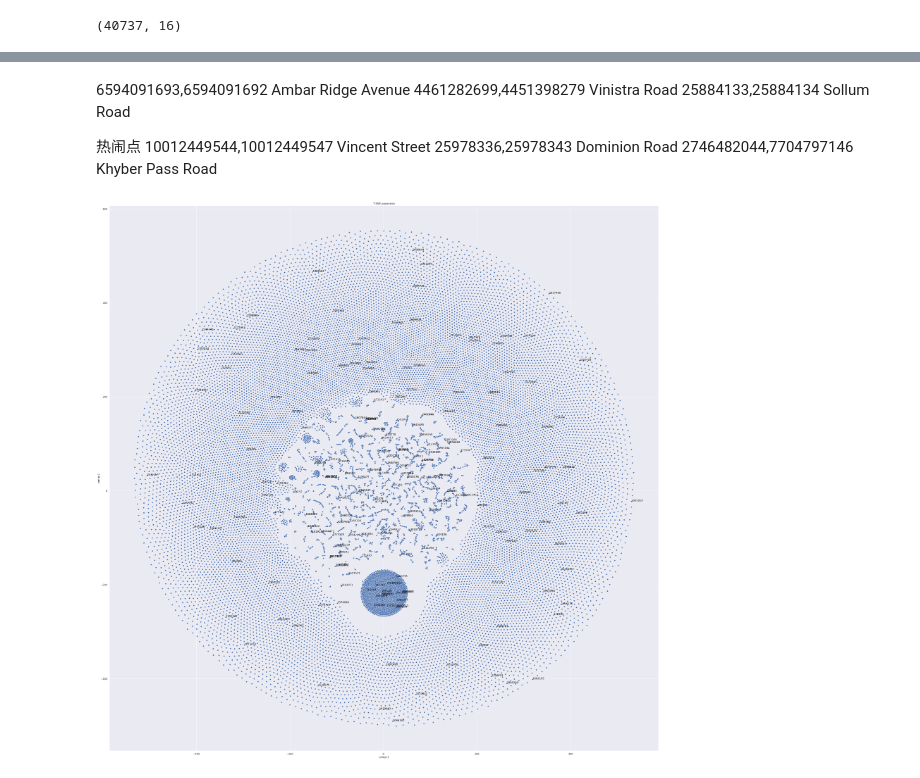
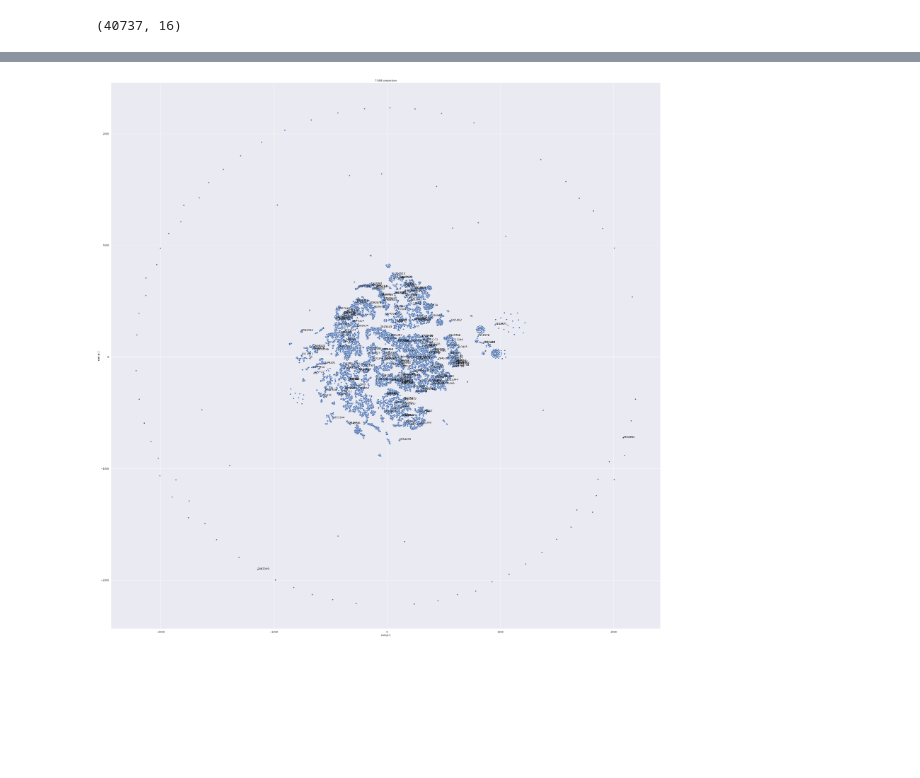
Before and after one commit to masonyc/uoa_789, a Jupyter notebook: src/Tuned_visualized_embedding.ipynb, the cells around one changed output, grey strips where cells are left out. Saved outputs shown, nothing was run; the diff lists cells and outputs as text; code cells hidden in the pictures; blank space fills up the shorter version.

```diff
--- a/src/Tuned_visualized_embedding.ipynb
+++ b/src/Tuned_visualized_embedding.ipynb
@@ -12,13 +15,13 @@ def find_embedding_for_property(property_df,street_df,emb_df):
     output_df = property_df.merge(street_with_embedding,on=["street_sources","street_targets"])
     return output_df
 # %%
-akl_embedding_df = pd.read_csv(f"./outputs/akl_embedding_1668642785.csv")
-AKL_df = pd.read_csv(f"{output_path}/datasets/property_data_with_street.csv",encoding='latin1')
+akl_embedding_df = pd.read_csv(f"{embedding_path}")
+AKL_df = pd.read_csv(f"{dataset_path}/property_data_with_street.csv",encoding='latin1')
 AKL_df = AKL_df.drop(['Unnamed: 0'],axis=1)
 embedding_size = akl_embedding_df.shape[1]
 
 akl_embedding_df.columns = ['street_embedding_'+str(i) for i in range(embedding_size)]
-akl_street_nodes_df = pd.read_csv(f"{output_path}/datasets/akl_street_nodes.csv")
+akl_street_nodes_df = pd.read_csv(f"{dataset_path}/akl_street_nodes.csv")
 akl_street_nodes_df = akl_street_nodes_df.rename(columns={"source": "street_sources", "target": "street_targets"})
 
 AKL_df = find_embedding_for_property(AKL_df,akl_street_nodes_df,akl_embedding_df)
@@ -28,13 +31,13 @@ print(tsne_embedding_df.shape)
 # %% [output]
 (40737, 16)
 # %%
-tsne_embedded = TSNE(n_components=2,learning_rate='auto',angle=0.1,n_iter=4000, perplexity=15,random_state=RANDOM_STATE,verbose=1,n_jobs=-1).fit_transform(tsne_embedding_df.copy())
+tsne_embedded = TSNE(n_components=2,learning_rate='auto',angle=0.5,n_iter=100000, perplexity=20,random_state=RANDOM_STATE,verbose=1,n_jobs=-1).fit_transform(tsne_embedding_df.copy())
 
 df = pd.DataFrame()
 df["comp-1"] = tsne_embedded[:,0]
 df["comp-2"] = tsne_embedded[:,1]
 plt.clf()
 plt.figure()
-sns.scatterplot(x="comp-1", y="comp-2", data=df).set(title=f"T-SNE projection with angle=0.3, perplexity={20}, n_iter = {2000}")
-plt.savefig(f"./outputs/visualized_embedding_final.pdf")
+sns.scatterplot(x="comp-1", y="comp-2", data=df).set(title=f"T-SNE projection with angle=0.5, perplexity={20}, n_iter = {4000}")
+plt.savefig(f"{visualization_path}/visualized_embedding_final.pdf")
 # %% [output]
@@ -62,32 +65,23 @@ plt.savefig(f"./outputs/visualized_embedding_final.pdf")
-# %% [markdown]
-6594091693,6594091692 Ambar Ridge Avenue
-4461282699,4451398279 Vinistra Road
-25884133,25884134 Sollum Road
-
-热闹点
-10012449544,10012449547 Vincent Street
-25978336,25978343 Dominion Road
-2746482044,7704797146 Khyber Pass Road
 # %%
 df = pd.DataFrame()
 df["comp-1"] = tsne_embedded[:,0]
 df["comp-2"] = tsne_embedded[:,1]
 
 fig, ax = plt.subplots()
 sns.set(rc={'figure.figsize':(45,45)})
 sns.scatterplot(x="comp-1", y="comp-2", data=df).set(title="T-SNE projection")
 
-cleaned_property_df = pd.read_csv(f"{output_path}/datasets/cleaned_property_data.csv",encoding='latin1')
+cleaned_property_df = pd.read_csv(f"{dataset_path}/cleaned_property_data.csv",encoding='latin1')
 sampled_index = AKL_df.sample(200,random_state=RANDOM_STATE)
 output_dict={}
 for i,data in sampled_index.iterrows():
     point = df.iloc[i]
     ax.text(point['comp-1']+.02, point['comp-2'], data["CL_QPID"],color='Black')
     prop = cleaned_property_df[cleaned_property_df["CL_QPID"] == data["CL_QPID"]]
     output_dict[data["CL_QPID"]]=(prop["CL_Latitude"].tolist()[0],prop["CL_Longitude"].tolist()[0])
 
 import json
-with open('./outputs/case_study_without_amenity_filters/property_location.json', 'w') as file:
+with open(f'{case_study_path}/property_location.json', 'w') as file:
      file.write(json.dumps(output_dict))
 # %% [output]
-[figure, old version]
+[figure, new version]
```
Also changed, not shown: parts of 2 cells of this notebook, 24 other files.
